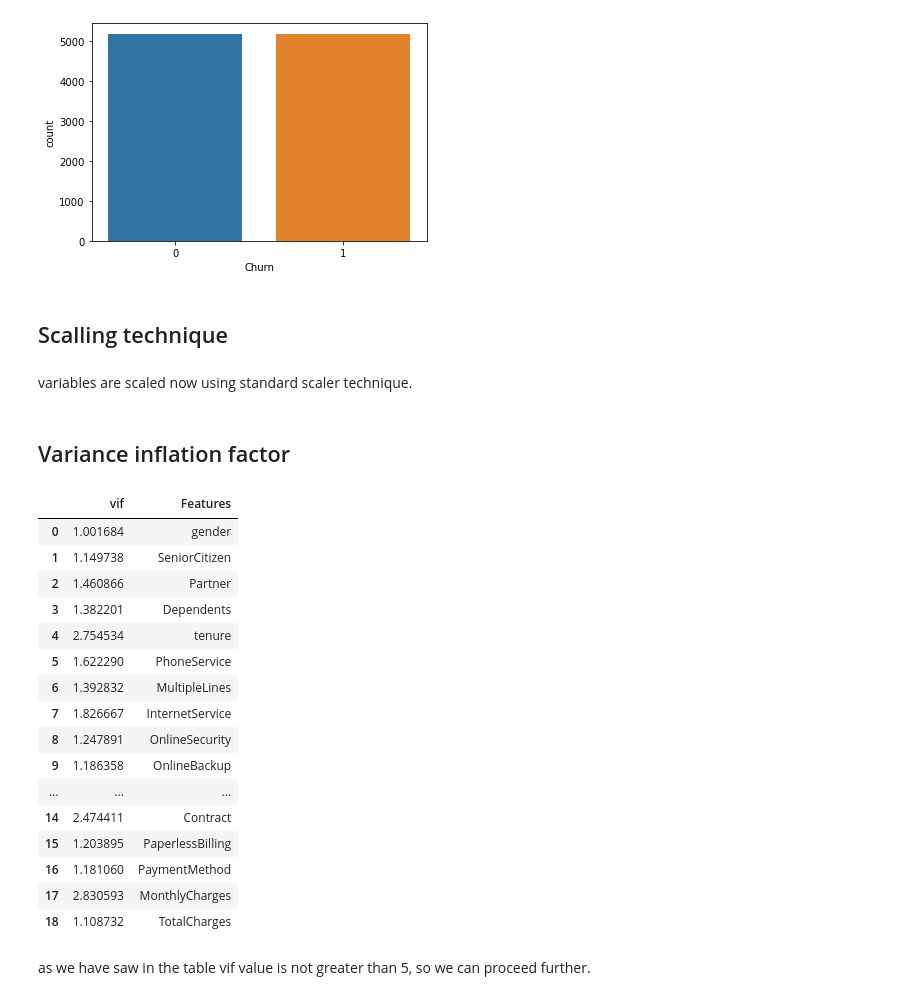
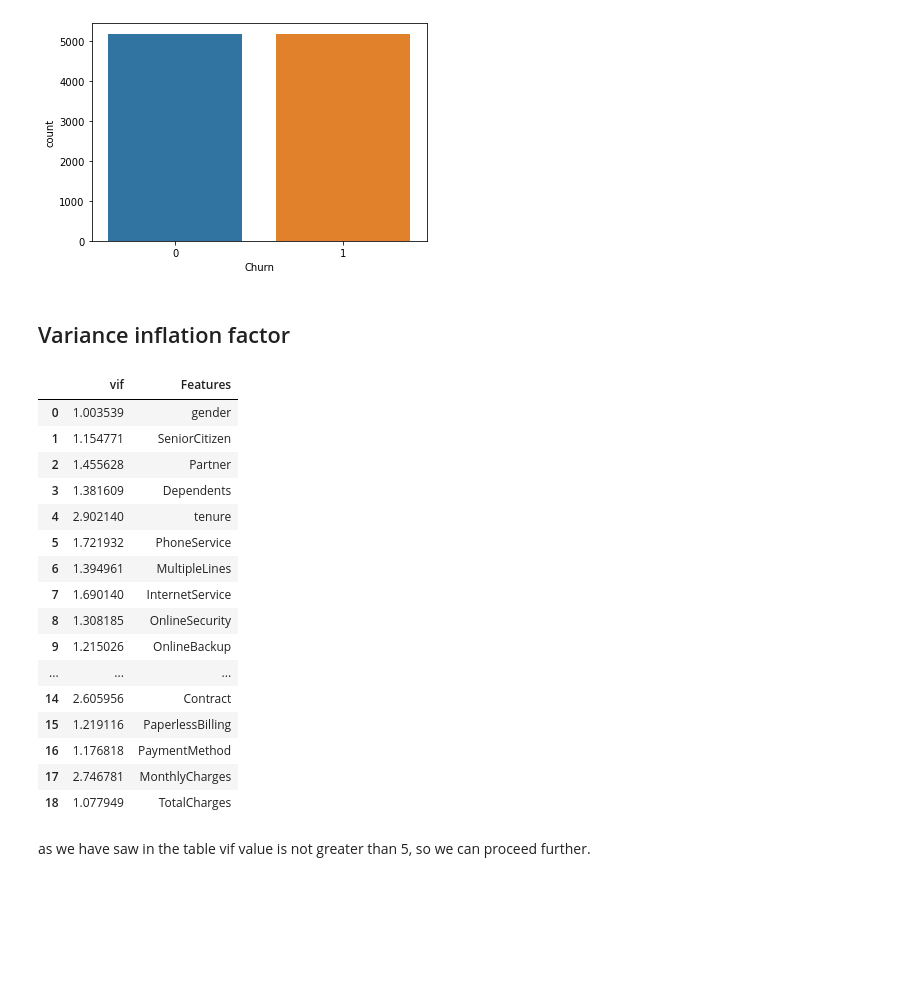
Before and after one commit to chaitali1992mygit/Customer-churn-analysis, a Jupyter notebook: Customer Churn Analysis.ipynb, the cells around one changed output. Cells and saved outputs as stored; diff of their text form; code cells hidden in the pictures; blank space fills up the shorter version.

```diff
--- a/Customer Churn Analysis.ipynb
+++ b/Customer Churn Analysis.ipynb
@@ -779,39 +779,35 @@ sn.countplot(y_res)
 plt.show()
 # %% [output]
 [figure]
-# %% [markdown]
-## Scalling technique
-# %% [markdown]
-variables are scaled now using standard scaler technique.
 # %% [markdown]
 ## Variance inflation factor
 # %%
 from statsmodels.stats.outliers_influence import variance_inflation_factor
 
 vif = pd.DataFrame()
-vif["vif"] = [variance_inflation_factor(x_scaled, i) for i in range(x_scaled.shape[1])]
+vif["vif"] = [variance_inflation_factor(x_res, i) for i in range(x_res.shape[1])]
 vif["Features"] = x.columns
 
 #lets check the values
 vif
 # %% [output]
 |  | vif | Features |
-| 0 | 1.001684 | gender |
-| 1 | 1.149738 | SeniorCitizen |
-| 2 | 1.460866 | Partner |
-| 3 | 1.382201 | Dependents |
-| 4 | 2.754534 | tenure |
-| 5 | 1.622290 | PhoneService |
-| 6 | 1.392832 | MultipleLines |
-| 7 | 1.826667 | InternetService |
-| 8 | 1.247891 | OnlineSecurity |
-| 9 | 1.186358 | OnlineBackup |
+| 0 | 1.003539 | gender |
+| 1 | 1.154771 | SeniorCitizen |
+| 2 | 1.455628 | Partner |
+| 3 | 1.381609 | Dependents |
+| 4 | 2.902140 | tenure |
+| 5 | 1.721932 | PhoneService |
+| 6 | 1.394961 | MultipleLines |
+| 7 | 1.690140 | InternetService |
+| 8 | 1.308185 | OnlineSecurity |
+| 9 | 1.215026 | OnlineBackup |
 | ... | ... | ... |
-| 14 | 2.474411 | Contract |
-| 15 | 1.203895 | PaperlessBilling |
-| 16 | 1.181060 | PaymentMethod |
-| 17 | 2.830593 | MonthlyCharges |
-| 18 | 1.108732 | TotalCharges |
+| 14 | 2.605956 | Contract |
+| 15 | 1.219116 | PaperlessBilling |
+| 16 | 1.176818 | PaymentMethod |
+| 17 | 2.746781 | MonthlyCharges |
+| 18 | 1.077949 | TotalCharges |
 # %% [markdown]
 as we have saw in the table vif value is not greater than 5, so we can proceed further.
 # %% [markdown]
```
Also changed, not shown: parts of 31 cells of this notebook.
